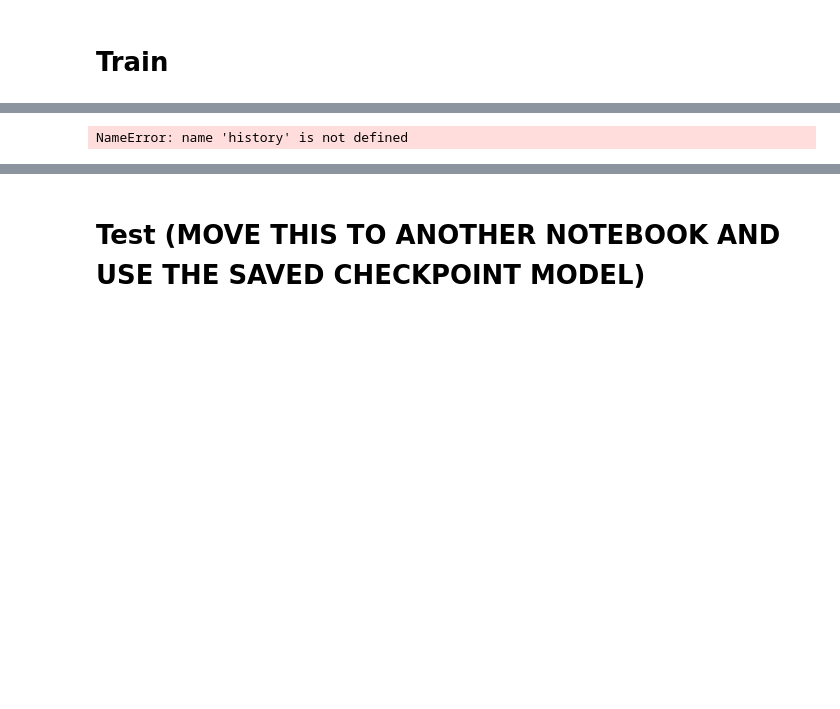
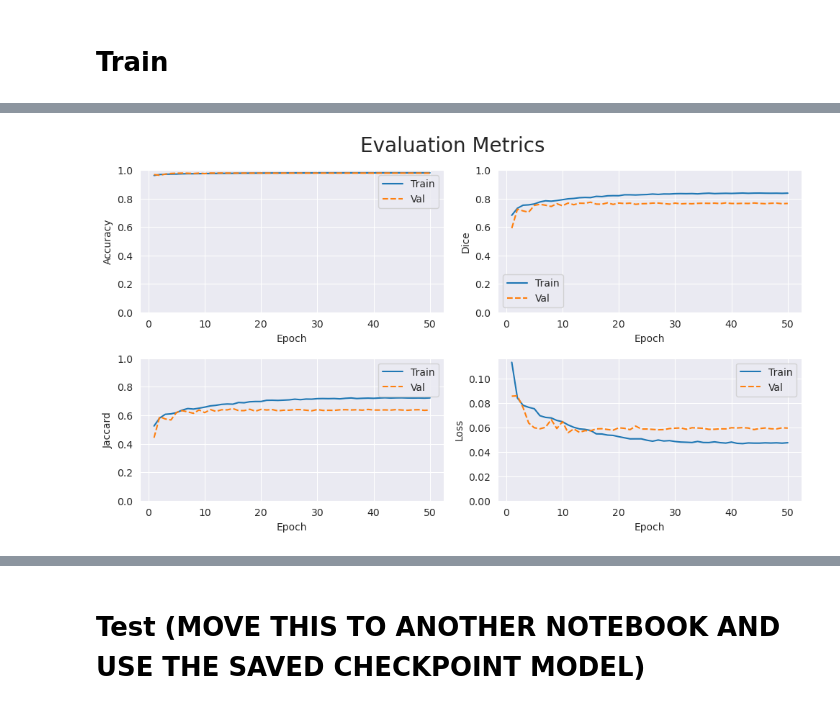
Before and after one commit to tekboart/crack-binary-semantic-segmentaion, a Jupyter notebook: 0 Interview/HKUST/train.ipynb, the cells around one changed output, grey strips where cells are left out. Drawn from its saved outputs; the diff is of its cells as text; code cells hidden in the pictures; blank space fills up the shorter version.

```diff
--- a/0 Interview/HKUST/train.ipynb
+++ b/0 Interview/HKUST/train.ipynb
@@ -297,23 +415,0 @@ plt.show()
-# %%
-# the downloaded model are located in "~/.cache/torch/hub/checkpoints/"
-# backbone_model_name = 'resnet152'
-backbone_model_name = 'mobilenet_v2'
-
-# Segmentation model is just a PyTorch nn.Module
-# model = smp.FPN(
-model = smp.Unet(
-    # choose encoder, e.g. mobilenet_v2 or efficientnet-b7
-    encoder_name=backbone_model_name,
-    # use `imagenet` pre-trained weights for encoder initialization
-    encoder_weights="imagenet",
-    # model input channels (1 for gray-scale images, 3 for RGB, etc.)
-    in_channels=3,
-    # model output channels (number of classes in your dataset)
-    classes=hyper_params['num_classes'],
-)
-
-# load preprocessing func of the loaded model, so our data goes through the same transformation
-# hint 1: it needs the input img to be in channels_last format
-# hint 2: it outputs the image in channels_last format! (e.g., toch.Size[640, 360, 3])
-preprocess_input = get_preprocessing_fn(
-    backbone_model_name, pretrained='imagenet')
@@ -339,5 +416,3 @@ print(yhat.shape)
-# %%
-model = UnetScratch(in_channels=3, num_classes=hyper_params["num_classes"])
 # %% [markdown]
 # Train
 # %%
@@ -533,36 +624,36 @@ def plot_metrics(
         plt.subplot(plot_height, 2, i + 1)
         plt.plot(range(1, epochs + 1),
                  history[metric], color=colors[0], label="Train")
         plt.plot(
             range(1, epochs + 1),
             history["val_" + metric],
             color=colors[1],
             linestyle="--",
             label="Val",
         )
         plt.xlabel("Epoch")
         plt.ylabel(name)
         if metric == "loss":
             plt.ylim([0, plt.ylim()[1]])
         elif metric == "auc":
             plt.ylim([auc_min, 1])
         else:
             plt.ylim([0, 1])
 
         plt.legend()
         plt.tight_layout()
 
 
 # allow seaborn to set the style only for this plot
 with sns.axes_style("darkgrid", rc={"axes.grid": True}):
-    plot_metrics(history, hyper_params["epochs"], list(metrics_fn) + ["loss",])
+    plot_metrics(history, hyper_params["epochs"], list(metrics) + ["loss",])
     plt.suptitle("Evaluation Metrics", fontsize=20)
     plt.tight_layout()
     plt.savefig(
-        f"outputs/plots/{start_train_time}@train_val_metric_plots.pdf", bbox_inches="tight")
+        f"outputs/plots/{train_timestamp}@train_val_metric_plots.pdf", bbox_inches="tight")
     plt.show()
 # %% [output]
-NameError: name 'history' is not defined
+[figure, added]
 # %%
 df = pd.DataFrame(history)
 df.insert(loc=0, column="epoch", value=range(1, len(df.index) + 1))
```
Also changed, not shown: parts of 29 cells of this notebook.
